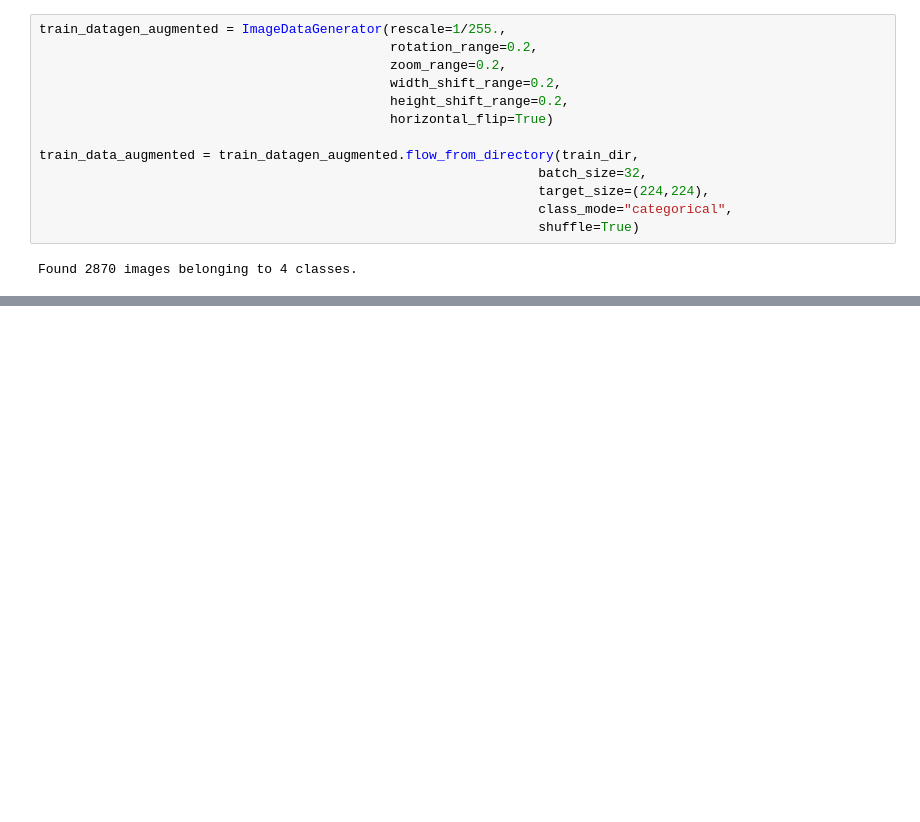
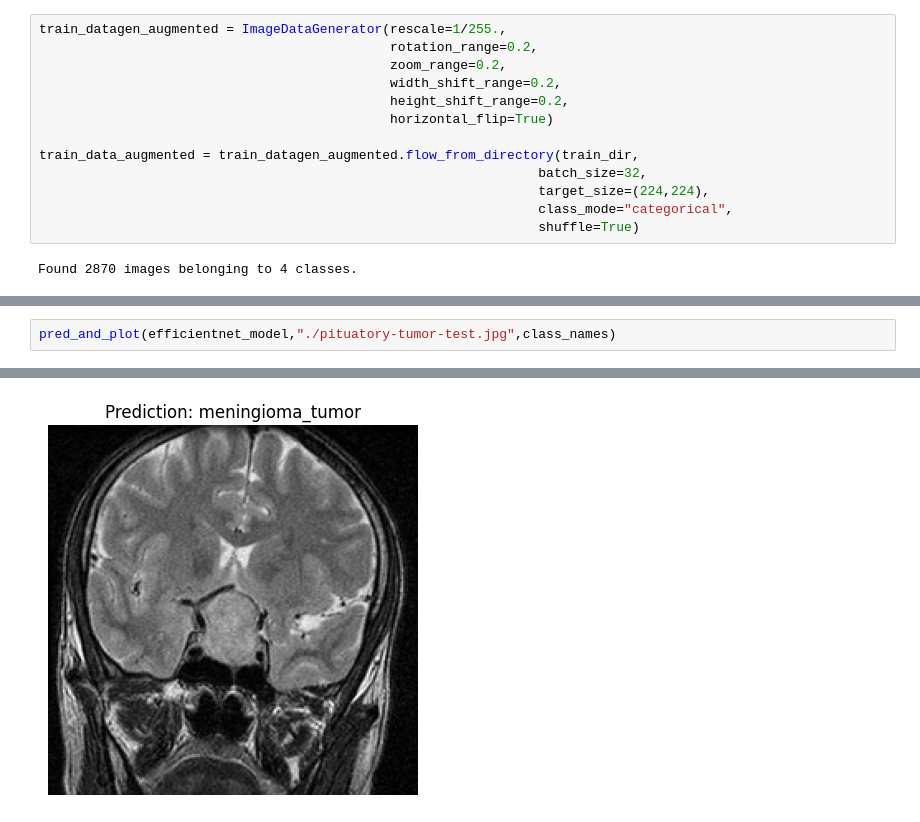
Before and after one commit to aayushxrj/Tumor-Multiclassification-ComputerVision, a Jupyter notebook: main.ipynb, the cells around one changed output, grey strips where cells are left out. Saved outputs shown, nothing was run; the diff lists cells and outputs as text; blank space fills up the shorter version.

```diff
--- a/main.ipynb
+++ b/main.ipynb
@@ -255,0 +317,3 @@ plot_loss_curve(efficientnet_history_2)
+# %%
+pred_and_plot(efficientnet_model,"./pituatory-tumor-test.jpg",class_names)
+# %% [output]
@@ -255,0 +321 @@ plot_loss_curve(efficientnet_history_2)
+[figure, added]
```
Also changed, not shown: parts of 19 cells of this notebook.
